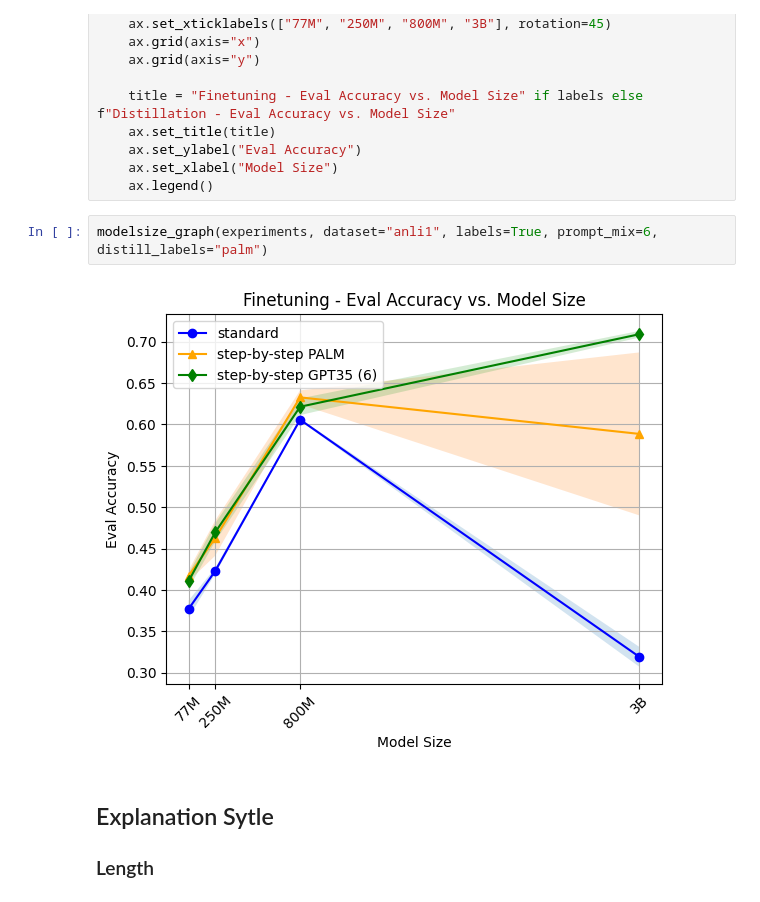
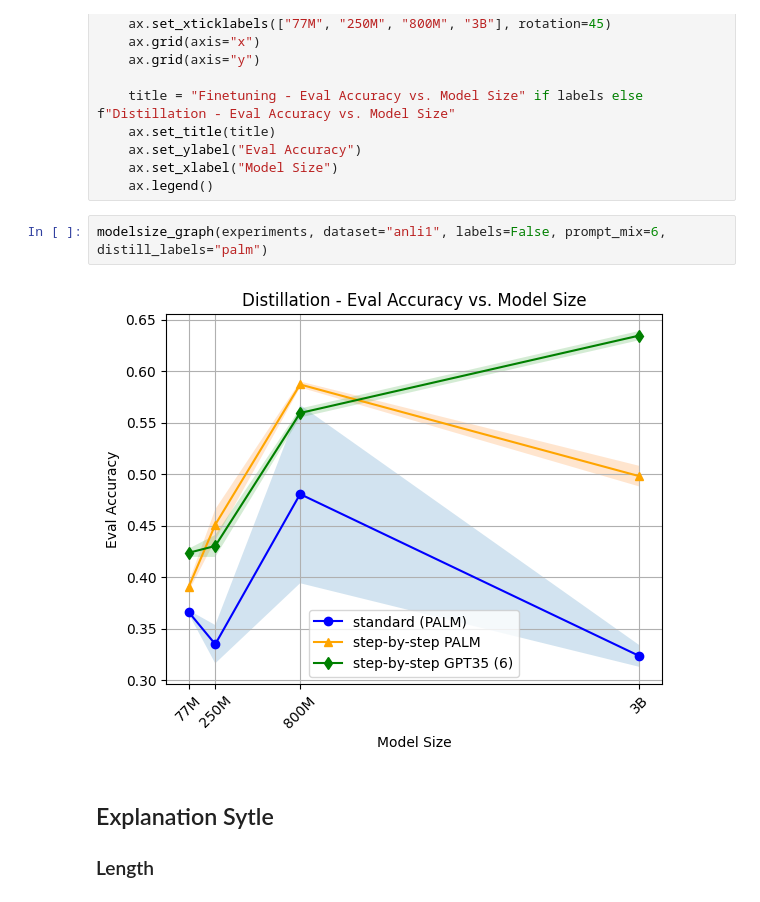
Before and after one commit to lukasvoege/ZeroShot-step-by-step-distillation, a Jupyter notebook: analytics.ipynb, the cells around one changed output. Saved outputs shown, nothing was run; the diff lists cells and outputs as text.

```diff
--- a/analytics.ipynb
+++ b/analytics.ipynb
@@ -326,9 +326,9 @@ def modelsize_graph(experiments_data: pd.DataFrame, dataset: str, labels: bool,
     ax.set_xlabel("Model Size")
     ax.legend()
 # %%
-modelsize_graph(experiments, dataset="anli1", labels=True, prompt_mix=6, distill_labels="palm")
+modelsize_graph(experiments, dataset="anli1", labels=False, prompt_mix=6, distill_labels="palm")
 # %% [output]
-[figure, old version]
+[figure, new version]
 # %% [markdown]
 ## Explanation Sytle
 ### Length
```
Also changed, not shown: parts of 2 cells of this notebook, 3 other files.
